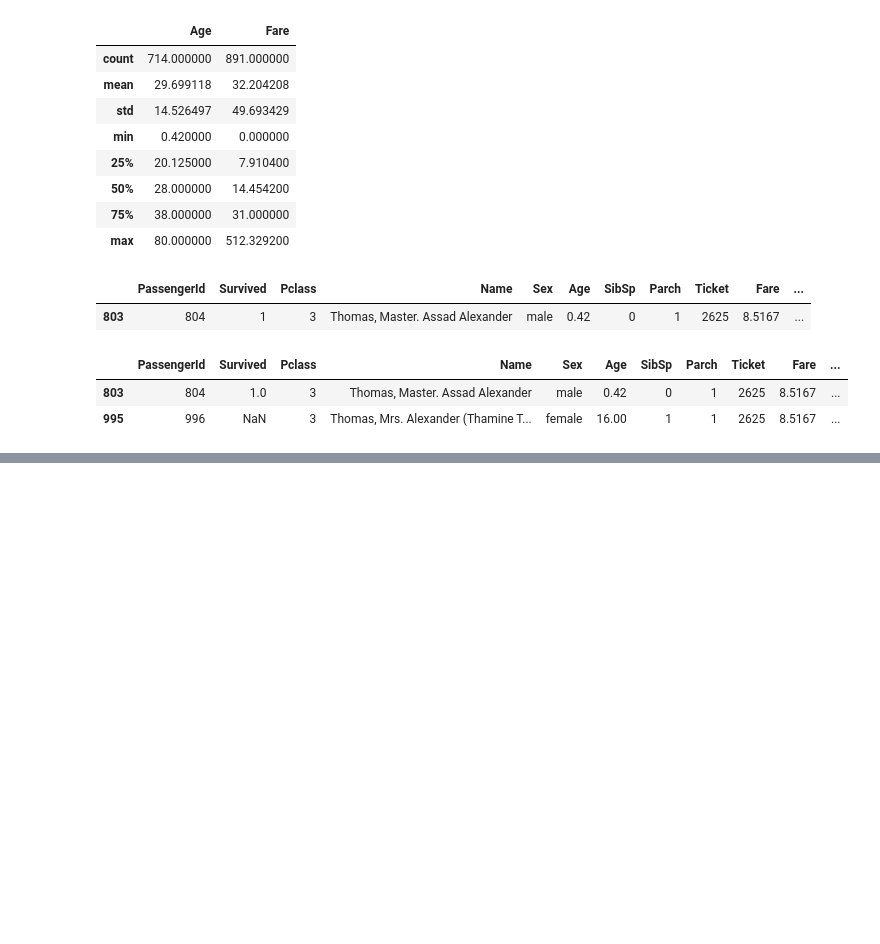
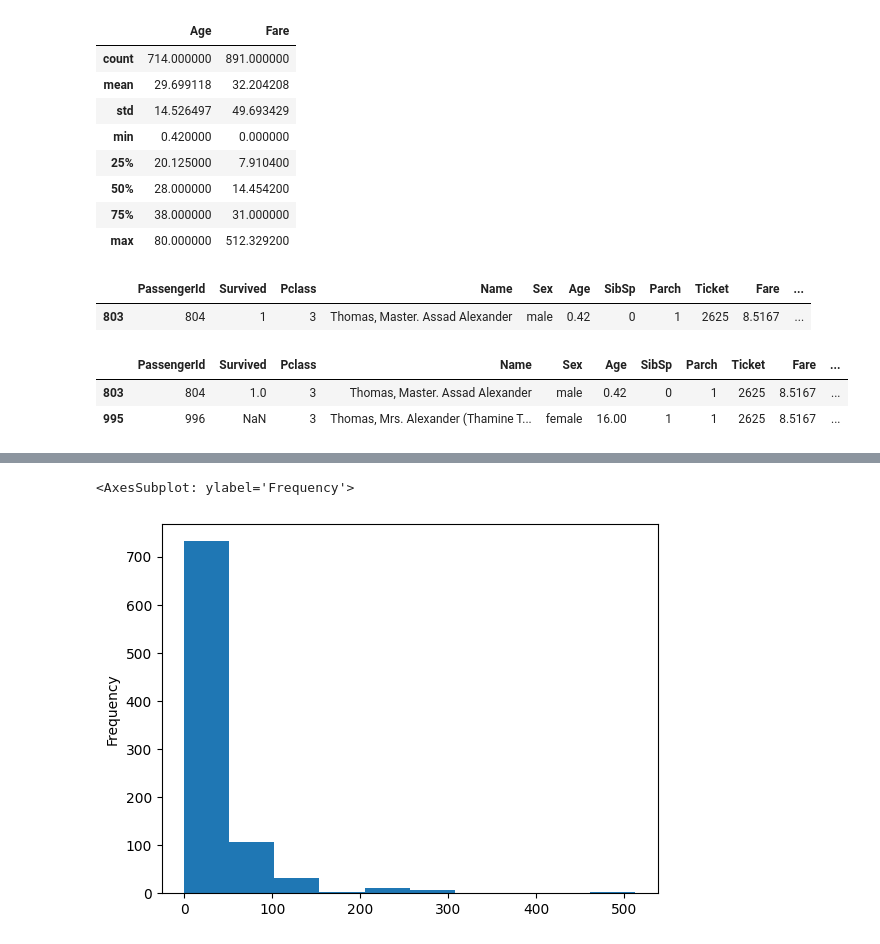
Before and after one commit to pxxthik/Titanic-dataset-analysis, a Jupyter notebook: Titanic - Machine Learning from Disaster.ipynb, the cells around one changed output, grey strips where cells are left out. Saved outputs shown, nothing was run; the diff lists cells and outputs as text; code cells hidden in the pictures; blank space fills up the shorter version.

```diff
--- a/Titanic - Machine Learning from Disaster.ipynb
+++ b/Titanic - Machine Learning from Disaster.ipynb
@@ -129,0 +214,5 @@ titanic[titanic['Ticket'] == '2625']
+# %%
+df['Fare'].plot(kind='hist')
+# %% [output]
+<AxesSubplot: ylabel='Frequency'>
+[figure, added]
```
Also changed, not shown: parts of 48 cells of this notebook, 1 other file.
